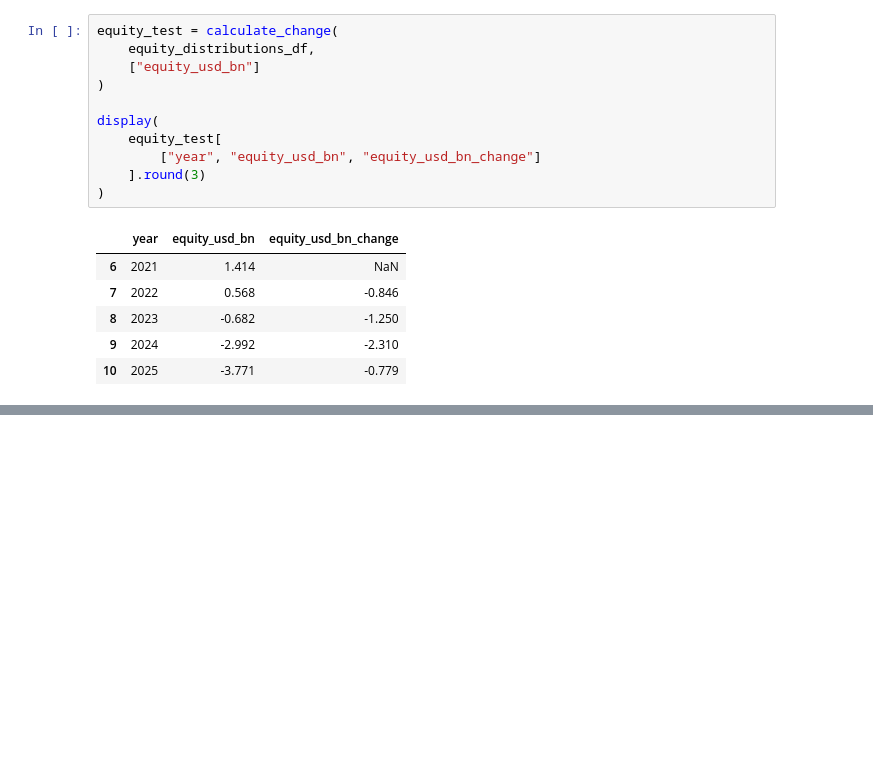
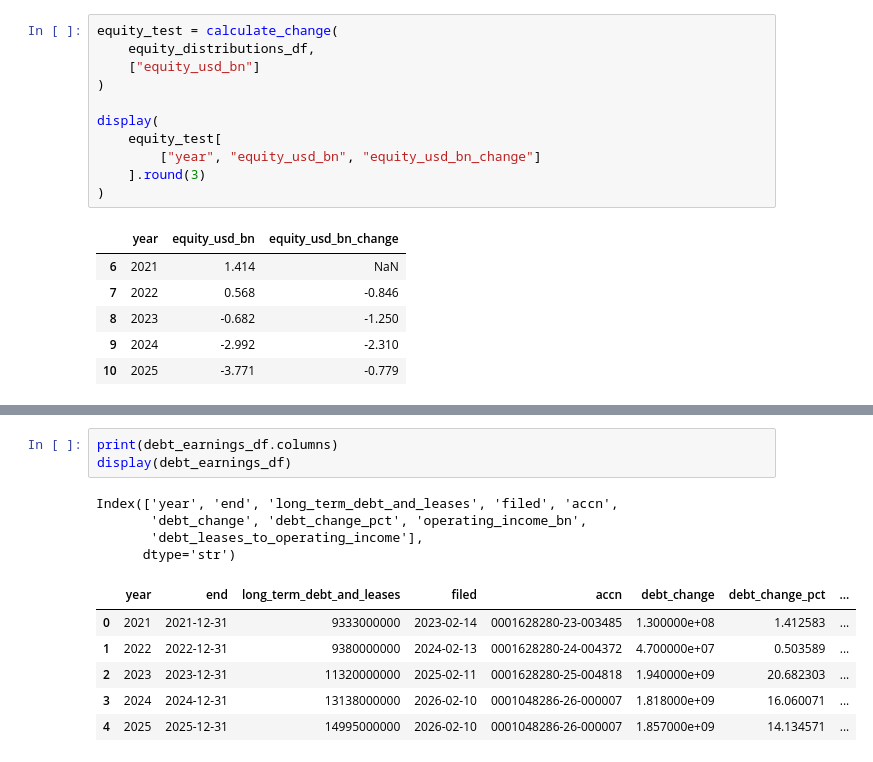
Before and after one commit to cortazar11/hotel_audit_project, a Jupyter notebook: 02_audit-analytics.ipynb, the cells around one changed output, grey strips where cells are left out. Drawn from its saved outputs; the diff is of its cells as text; blank space fills up the shorter version.

```diff
--- a/02_audit-analytics.ipynb
+++ b/02_audit-analytics.ipynb
@@ -10010,0 +10103,14 @@ display(
+# %%
+print(debt_earnings_df.columns)
+display(debt_earnings_df)
+# %% [output]
+Index(['year', 'end', 'long_term_debt_and_leases', 'filed', 'accn',
+       'debt_change', 'debt_change_pct', 'operating_income_bn',
+       'debt_leases_to_operating_income'],
+      dtype='str')
+|  | year | end | long_term_debt_and_leases | filed | accn | debt_change | debt_change_pct | ... |
+| 0 | 2021 | 2021-12-31 | 9333000000 | 2023-02-14 | 0001628280-23-003485 | 1.300000e+08 | 1.412583 | ... |
+| 1 | 2022 | 2022-12-31 | 9380000000 | 2024-02-13 | 0001628280-24-004372 | 4.700000e+07 | 0.503589 | ... |
+| 2 | 2023 | 2023-12-31 | 11320000000 | 2025-02-11 | 0001628280-25-004818 | 1.940000e+09 | 20.682303 | ... |
+| 3 | 2024 | 2024-12-31 | 13138000000 | 2026-02-10 | 0001048286-26-000007 | 1.818000e+09 | 16.060071 | ... |
+| 4 | 2025 | 2025-12-31 | 14995000000 | 2026-02-10 | 0001048286-26-000007 | 1.857000e+09 | 14.134571 | ... |
```
Also changed, not shown: parts of 30 cells of this notebook, 1 other file.
